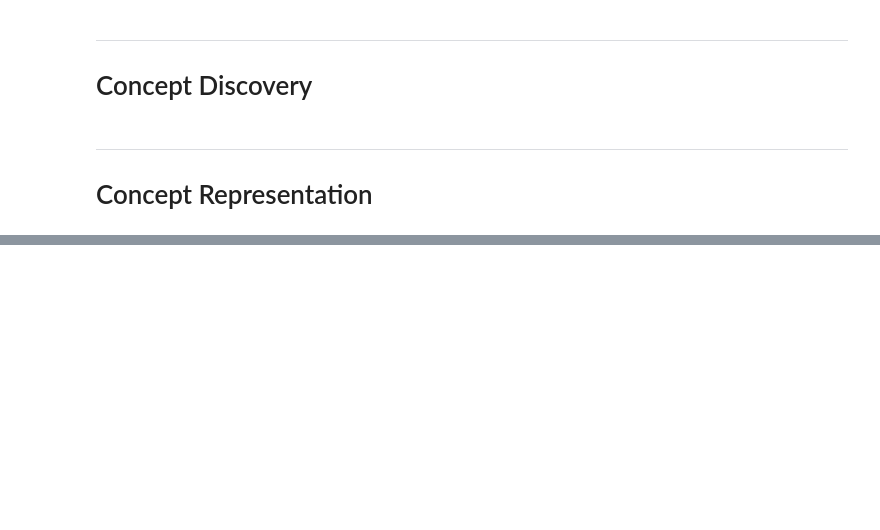
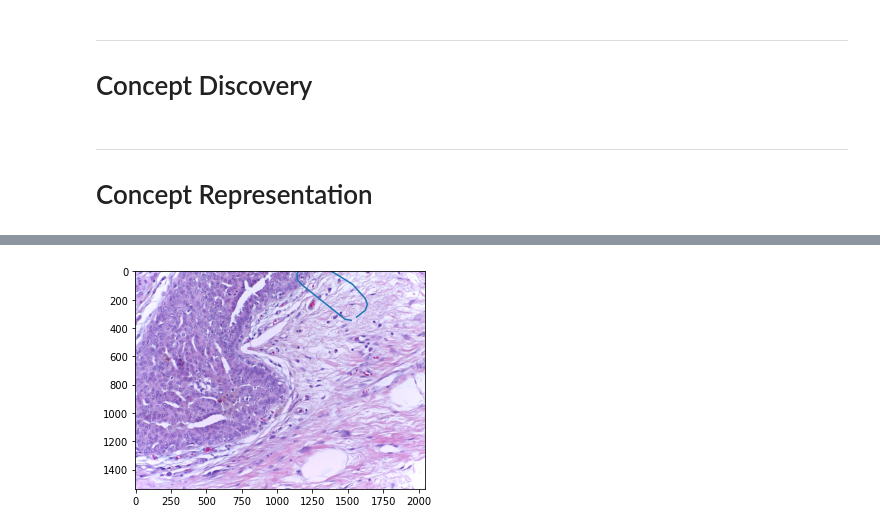
Before and after one commit to A-F-V/XAI-Cancer-Diagnosis, a Jupyter notebook: notebooks/explainability/GCExplainer.ipynb, the cells around one changed output, grey strips where cells are left out. Drawn from its saved outputs; the diff is of its cells as text; code cells hidden in the pictures; blank space fills up the shorter version.

Commit message:
Concept representation working. Just not picking anything interesting yet

```diff
--- a/notebooks/explainability/GCExplainer.ipynb
+++ b/notebooks/explainability/GCExplainer.ipynb
@@ -333,7 +333,7 @@ Y_train = torch.zeros(0)
 for graph in train_loader:
     num_nodes = len(graph.x)
     y = torch.zeros(num_nodes) + graph.y
-    x = predict_concept_graph(graph,means,k)
+    _,x = predict_activation_concept_from_graph(graph,means_large,k_large)
     X_train = torch.cat([X_train,x],dim=0)
     Y_train = torch.cat([Y_train,y],dim=0)
 # %%
@@ -345,7 +345,7 @@ Y_val = torch.zeros(0)
 for graph in val_loader:
     num_nodes = len(graph.x)
     y = torch.zeros(num_nodes) + graph.y
-    x = predict_concept_graph(graph)
+    _,x = predict_activation_concept_from_graph(graph,means_large,k_large)
     X_val = torch.cat([X_val,x],dim=0)
     Y_val = torch.cat([Y_val,y],dim=0)
 # %%
@@ -565,8 +575,6 @@ def generate_k_concepts(model,train_loader,k):
 import networkx as nx
 from torch_geometric.utils import to_networkx, from_networkx
 
-k = k_large
-means = means_large
 
 def activation_graph_to_concept_graph(graph,means,k):
     output = graph.clone()
@@ -580,7 +588,6 @@ def disect_concept_graph(concept_graph,min_subgraph_size=5):
     left_nodes,right_nodes = concept_graph.x[graph.edge_index[0,:]].argmax(dim=1),concept_graph.x[graph.edge_index[1,:]].argmax(dim=1)
 
     keep_edge = left_nodes==right_nodes
-    print(keep_edge.sum())
     graph.edge_index = graph.edge_index[:,keep_edge]
 
     G = to_networkx(graph, to_undirected=True, node_attrs=['x','activation','pos'])
@@ -591,7 +598,7 @@ def disect_concept_graph(concept_graph,min_subgraph_size=5):
         g.pos = g.x[:,-2:]
         g.activation = g.x[:,:32]
         g.x = g.x[:,32:-2]
-        g.img_id = graph.img_id
+        g.graph_id = graph.graph_id
 
         g.concept = g.x[0].argmax()
         sub_graphs[i] = g
@@ -647,13 +642,16 @@ list(map(len,exemplary_concept_graphs))
 # %%
 # FILTER FOR 3 most Interesting
 
+exemplary_concept_graphs_final = list(exemplary_concept_graphs)
 def score_subgraph(sg,mean):
-    dists = ((sg.x - mean)**2).sum(dim=1)
+    dists = ((sg.activation - mean)**2).sum(dim=1)
+    assert len(dists)==len(sg.activation)
     return dists.min()
+
 for i in tqdm(range(k)):
-    best_examples = sorted(map(lambda x:(score_subgraph(x,means[i]),x),exemplary_concept_graphs[i]))
+    best_examples = sorted(map(lambda x:(score_subgraph(x,means[i]),x),exemplary_concept_graphs[i]),key=lambda x:x[0])
     best_examples = best_examples[:min(3,len(best_examples))]
-    exemplary_concept_graphs[i] = best_examples
+    exemplary_concept_graphs_final[i] = best_examples
 
-exemplary_concept_graphs
+exemplary_concept_graphs_final
 # %% [output]
@@ -660,0 +675,37 @@ ValueError: operands could not be broadcast together with shapes (169,20) (32,)
+# %%
+from src.datasets.BACH import BACH, _id_to_path
+from PIL import Image
+from scipy.spatial import ConvexHull
+
+
+def create_point_sphere(centre:torch.Tensor,radius,n_points):
+    output = []
+    for theta in np.linspace(0,2*np.pi,n_points):
+
+        output += [centre + radius*torch.as_tensor([torch.cos(torch.as_tensor(theta)),torch.sin(torch.as_tensor(theta))])]
+    return torch.stack(output)
+
+def visualise_concept_subgraph(sg,image_loc):
+    # Load the image
+    img = Image.open(image_loc)
+    # Place nodes on the image
+    # Place smoothing sphere around cells
+    # Convex hull around
+    points = torch.zeros(0,2)
+    for i in range(len(sg.x)):
+        centre = sg.pos[i]
+        cell_points = create_point_sphere(centre,64,10)
+        points = torch.cat([points,cell_points])
+    points = points[ConvexHull(points.numpy()).vertices]
+    points = points.cat([points,points[0]])
+    plt.plot(points[:,0].numpy(),points[:,1].numpy())
+    plt.imshow(img)
+
+    # Convert convex hull shape to shape object PIL
+    # Fill shape and use as mask to place over image.
+    # Colour border by concept number
+
+
+visualise_bach_subgraph(exemplary_concept_graphs_final[0][2][1])
+# %% [output]
+[figure, added]
```
Also changed, not shown: parts of 16 cells of this notebook, 1 other file.
